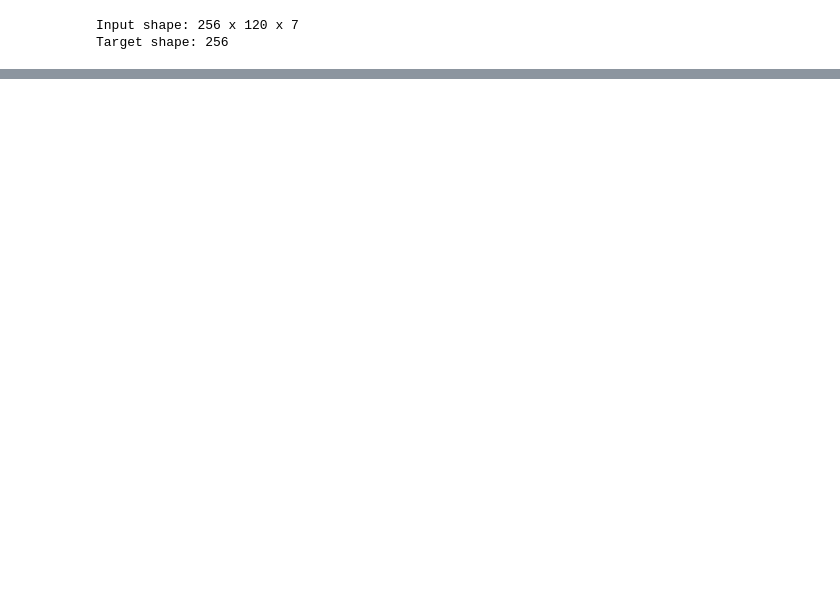
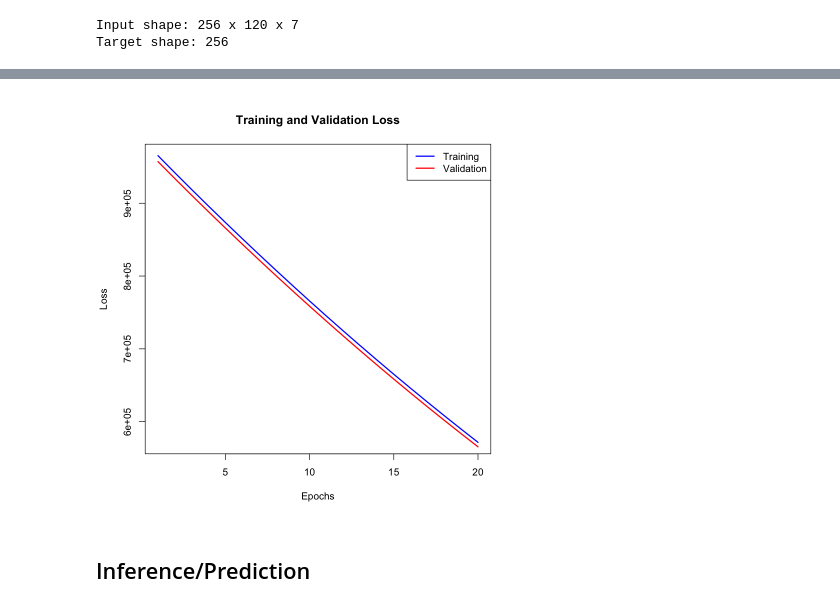
Before and after one commit to Raiden-Makoto/Self-Learning, a Jupyter notebook: RProjects/timeseries.ipynb, the cells around one changed output, grey strips where cells are left out. Cells and saved outputs as stored; diff of their text form; code cells hidden in the pictures; blank space fills up the shorter version.

```diff
--- a/RProjects/timeseries.ipynb
+++ b/RProjects/timeseries.ipynb
@@ -118,0 +130,40 @@ Target shape: 256
+# %%
+checkpoint_path <- "model.weights.h5"
+early_stopping <- keras3::callback_early_stopping(
+    monitor = "val_loss",
+    patience = 10,
+    min_delta = 0,
+    restore_best_weights = TRUE
+)
+# %%
+model_cbk <- keras3::callback_model_checkpoint(
+    filepath = checkpoint_path,
+    monitor = "val_loss",
+    verbose = 1,
+    save_best_only = TRUE,
+    save_weights_only = TRUE
+)
+# %%
+history <- model %>% keras3::fit(
+    dataset_train,
+    validation_data = dataset_val,
+    epochs = epochs,
+    callbacks = list(early_stopping, model_cbk)
+)
+# %%
+visualize_history = function(history, title) {
+    loss <- history$metrics$loss
+    val_loss <- history$metrics$val_loss
+    epochs <- 1:length(loss)
+    plot(epochs, loss, 'l', col = 'blue', lwd = 2,
+         xlab = "Epochs", ylab = "Loss", main = title)
+    lines(epochs, val_loss, col = 'red', lwd = 2)
+    legend("topright", legend = c("Training", "Validation"),
+           col = c("blue", "red"), lwd = 2)
+}
+# %%
+visualize_history(history, "Training and Validation Loss")
+# %% [output]
+[figure, added]
+# %% [markdown]
+## Inference/Prediction
```
Also changed, not shown: parts of 9 cells of this notebook, 2 other files.
